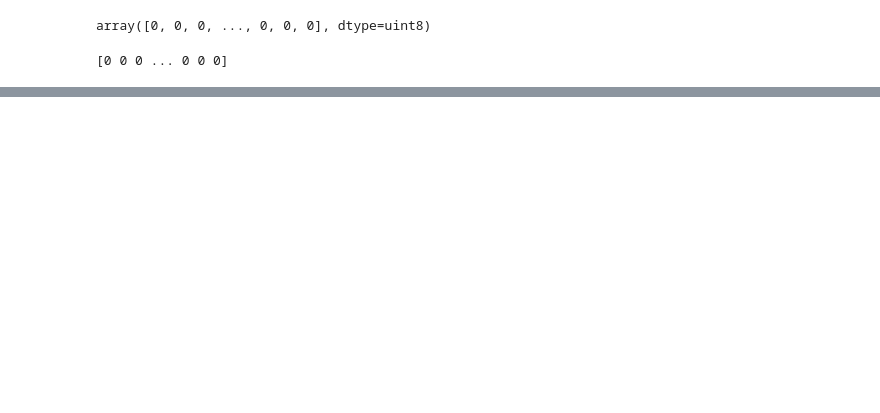
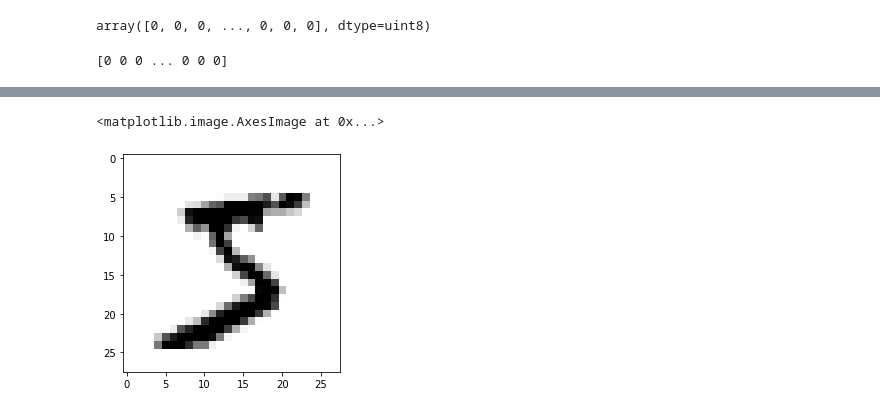
Before and after one commit to ulrikSebastienR/Colab-python-diaries, a Jupyter notebook: Deep_Learning_Sentdex.ipynb, the cells around one changed output, grey strips where cells are left out. Saved outputs shown, nothing was run; the diff lists cells and outputs as text; code cells hidden in the pictures; blank space fills up the shorter version.

```diff
--- a/Deep_Learning_Sentdex.ipynb
+++ b/Deep_Learning_Sentdex.ipynb
@@ -49,0 +113,5 @@ print(x_train.ravel())
+# %%
+plt.imshow(x_train[0], cmap= plt.cm.binary)
+# %% [output]
+<matplotlib.image.AxesImage at 0x...>
+[figure, added]
```
Also changed, not shown: parts of 25 cells of this notebook.
